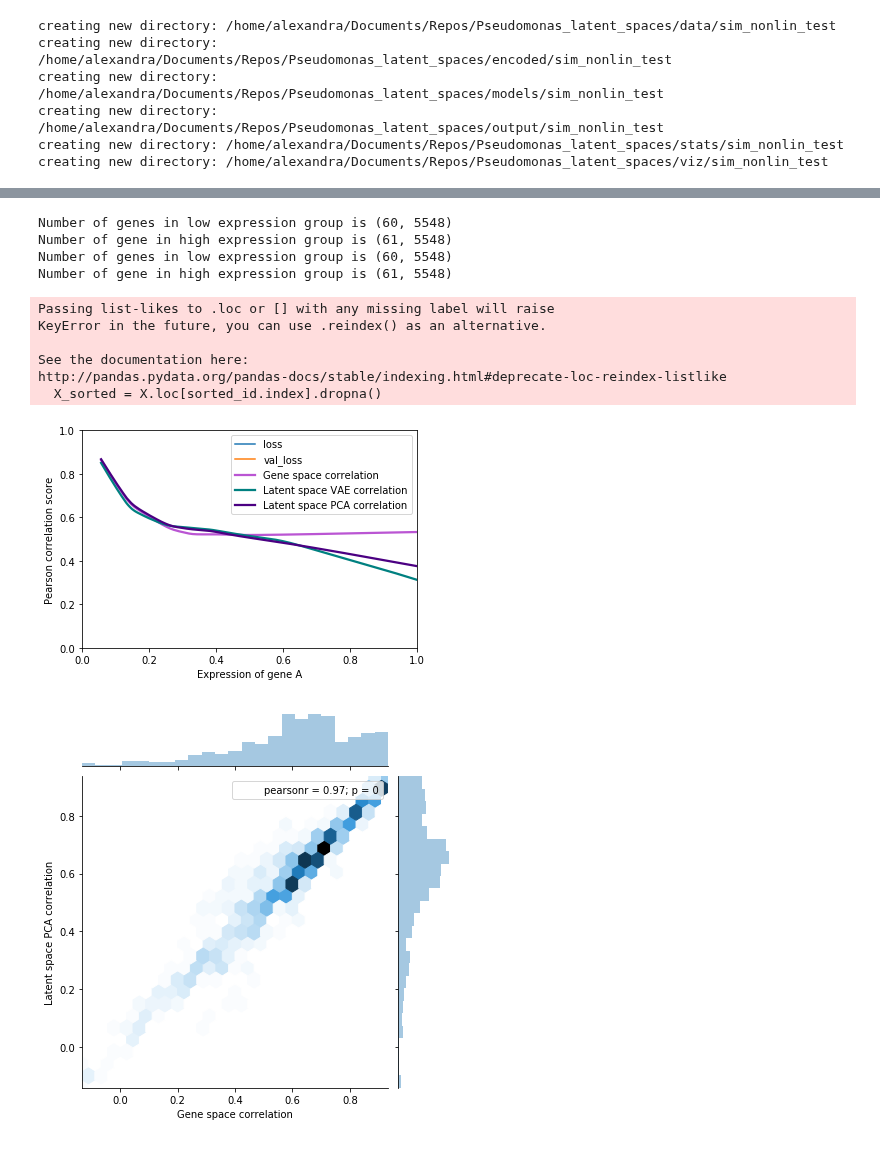
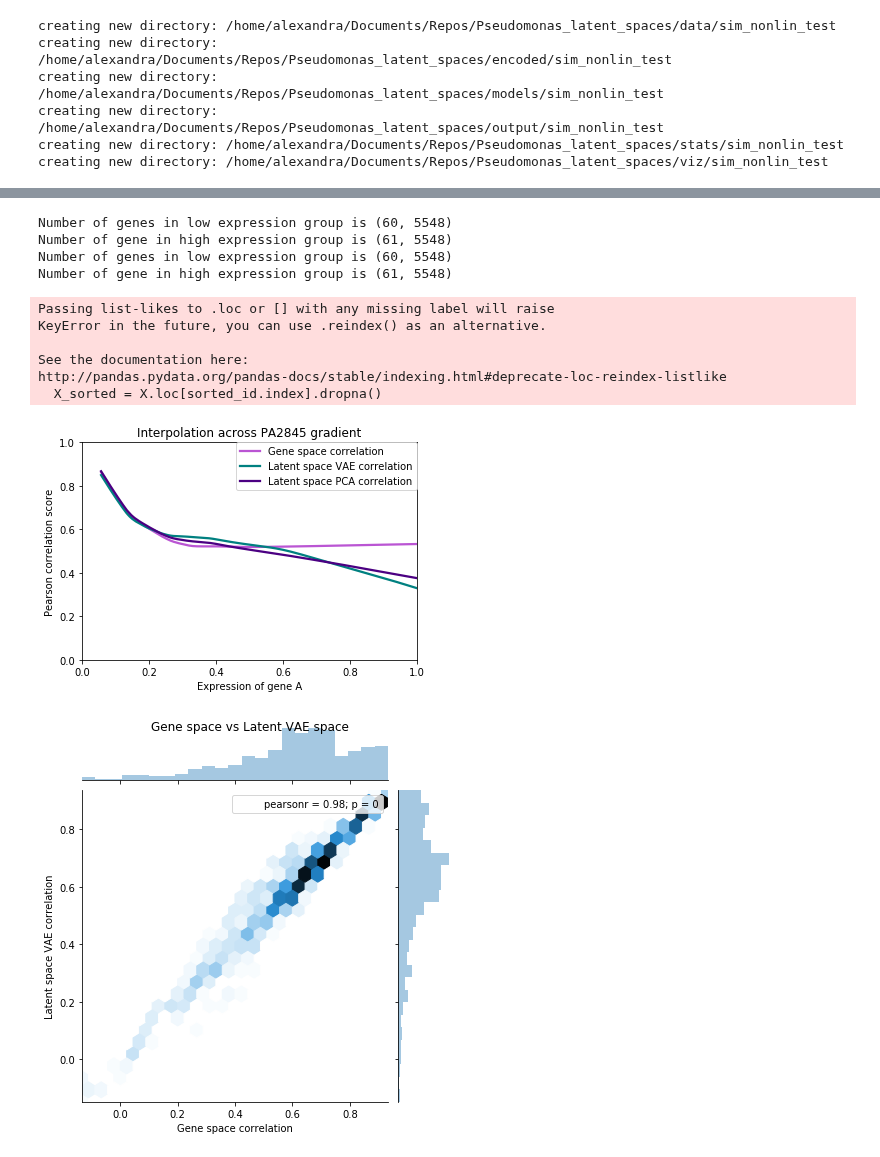
Before and after one commit to greenelab/Pseudomonas_latent_spaces, a Jupyter notebook: scripts/main_Pa_sim_simple_nonlinear.ipynb, the cells around one changed output, grey strips where cells are left out. Saved outputs shown, nothing was run; the diff lists cells and outputs as text; code cells hidden in the pictures.

```diff
--- a/scripts/main_Pa_sim_simple_nonlinear.ipynb
+++ b/scripts/main_Pa_sim_simple_nonlinear.ipynb
@@ -266,9 +266,12 @@ interpolate.interpolate_in_gene_space(data_dir, target_gene, out_dir, percent_lo
 interpolate.interpolate_in_vae_latent_space(data_dir, model_dir, encoded_dir, target_gene, out_dir, percent_low, percent_high)
 interpolate.interpolate_in_pca_latent_space(data_dir, model_dir, encoded_dir, target_gene, out_dir, percent_low, percent_high)
 
+# True if the x-axis of the plot uses the sample index
+# False if the x-asix of the plot uses the gene expression of the target gene
+by_sample_ind = False
 
 # Plot prediction per sample along gradient of PA1673 expression
 viz_dir = os.path.join(base_dirs[5], analysis_name)
-plot.plot_corr_gradient(out_dir, viz_dir)
+plot.plot_corr_gradient(out_dir, viz_dir, geneA, by_sample_ind)
 # %% [output]
 CPU times: user 2 µs, sys: 0 ns, total: 2 µs
@@ -291,14 +294,14 @@ Epoch 200/200
 Number of genes in low expression group is (60, 5548)
 Number of gene in high expression group is (61, 5548)
 Number of genes in low expression group is (60, 5548)
 Number of gene in high expression group is (61, 5548)
 Number of genes in low expression group is (60, 5548)
 Number of gene in high expression group is (61, 5548)
 Passing list-likes to .loc or [] with any missing label will raise
 KeyError in the future, you can use .reindex() as an alternative.
 
 See the documentation here:
 http://pandas.pydata.org/pandas-docs/stable/indexing.html#deprecate-loc-reindex-listlike
   X_sorted = X.loc[sorted_id.index].dropna()
-[figure, old version]
+[figure, new version]
-[figure, old version]
+[figure, new version]
```
Also changed, not shown: parts of 1 cell of this notebook, 12 other files.
